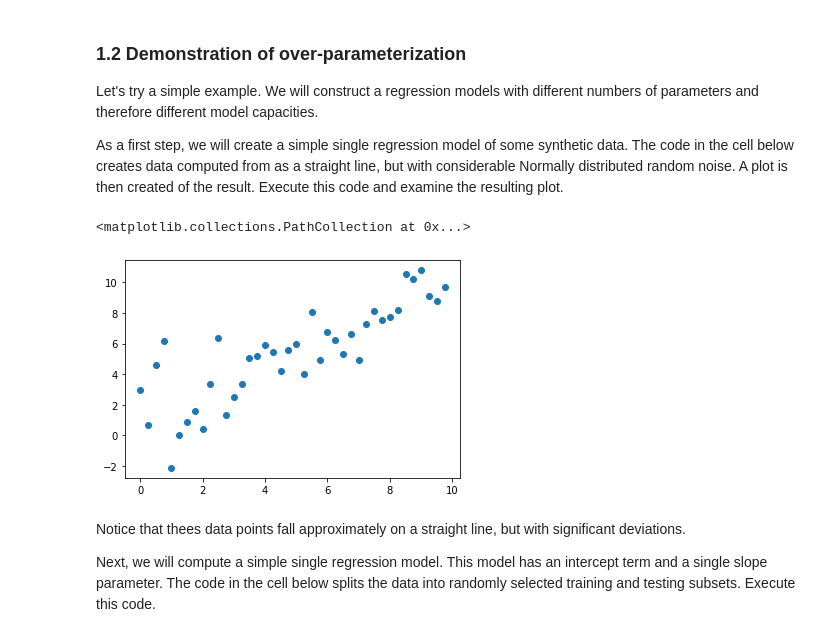
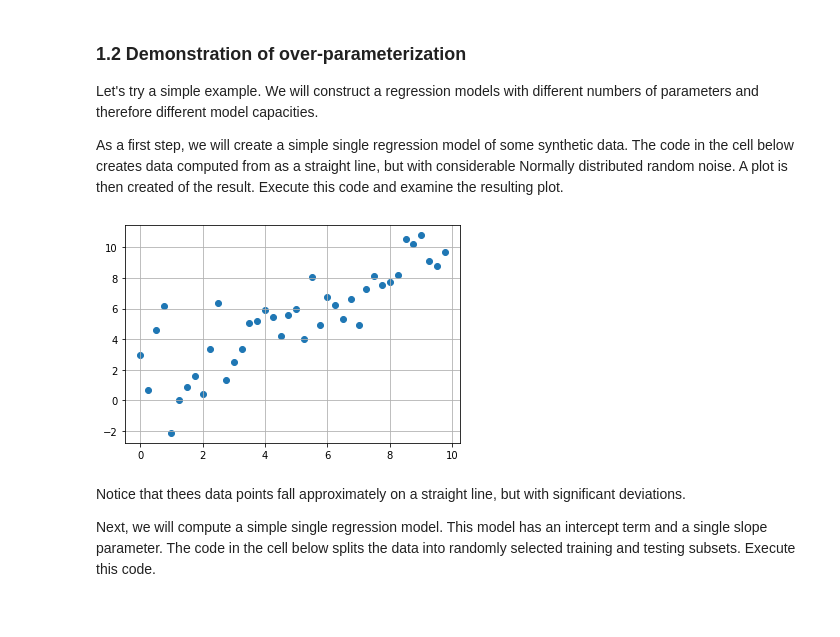
Before and after one commit to rodolfolermacontreras/ML_3_Assignment_4, a Jupyter notebook: 4_RegularizationForDeepNNs.ipynb, the cells around one changed output. Saved outputs shown, nothing was run; the diff lists cells and outputs as text; code cells hidden in the pictures.

```diff
--- a/4_RegularizationForDeepNNs.ipynb
+++ b/4_RegularizationForDeepNNs.ipynb
@@ -56,31 +56,31 @@ As a first step, we will create a simple single regression model of some synthet
 # %%
 %matplotlib inline
 import numpy as np
 import numpy.random as nr
 import matplotlib.pyplot as plt
 from numpy.random import normal, seed
 import sklearn.linear_model as slm
 from sklearn.preprocessing import scale
 import sklearn.model_selection as ms
 from math import sqrt
 import tensorflow as tf
 import tensorflow.keras as keras
 import keras.models as models
 import keras.layers as layers
 from keras.layers import Dropout, LeakyReLU, BatchNormalization
 from keras import optimizers
 from tensorflow.keras import regularizers
 #from keras import regularizationregularizers
 #from keras.layers.normalization import BatchNormalization
 
 seed(34567)
 x = np.arange(start = 0.0, stop = 10.0, step = 0.25)
 y = np.add(x, normal(scale = 2.0, size = x.shape[0]))
 
 plt.scatter(x,y)
+plt.grid()
 # %% [output]
-<matplotlib.collections.PathCollection at 0x...>
-[figure, old version]
+[figure, new version]
 # %% [markdown]
 Notice that thees data points fall approximately on a straight line, but with significant deviations.
 
```
Also changed, not shown: parts of 43 cells of this notebook, 1 other file.
